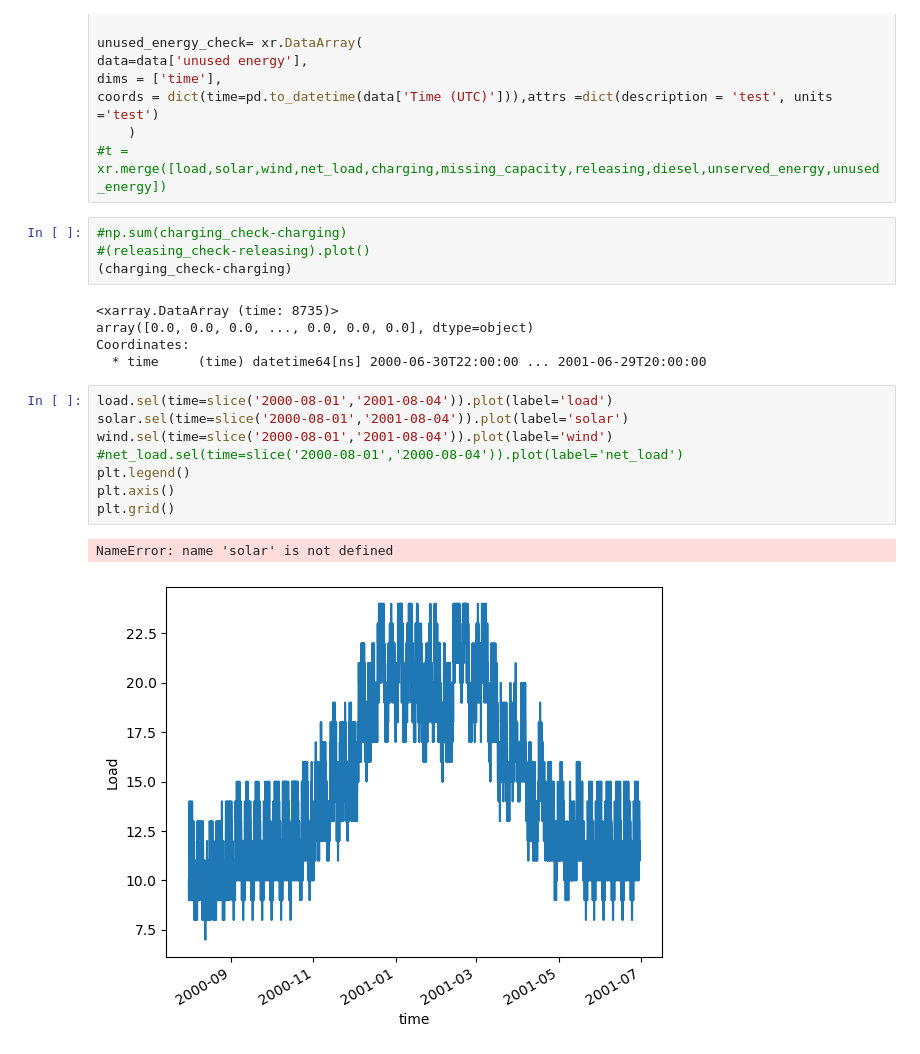
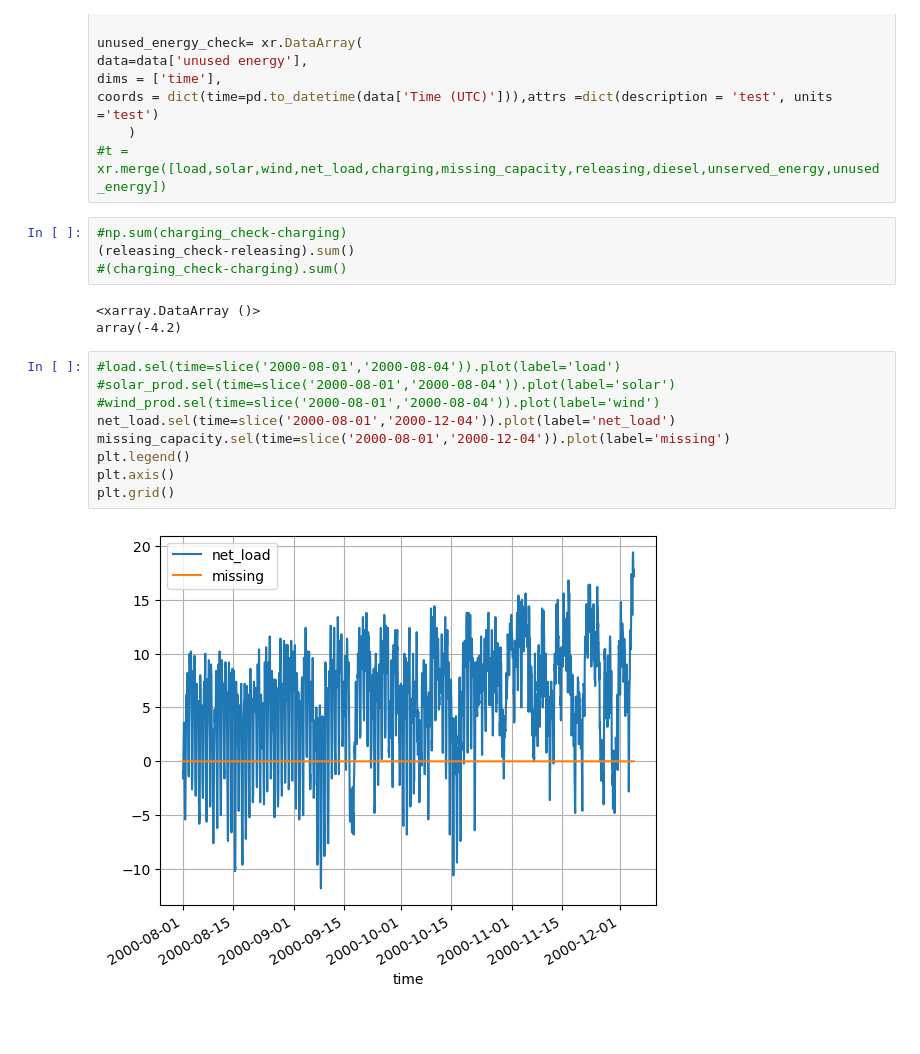
Before and after one commit to cledat/Projet-EA314, a Jupyter notebook: Test Panda Excel.ipynb, the cells around one changed output. Drawn from its saved outputs; the diff is of its cells as text; blank space fills up the shorter version.

```diff
--- a/Test Panda Excel.ipynb
+++ b/Test Panda Excel.ipynb
@@ -203,21 +212,19 @@ coords = dict(time=pd.to_datetime(data['Time (UTC)'])),attrs =dict(description =
 #t = xr.merge([load,solar,wind,net_load,charging,missing_capacity,releasing,diesel,unserved_energy,unused_energy])
 # %%
 #np.sum(charging_check-charging)
-#(releasing_check-releasing).plot()
-(charging_check-charging)
+(releasing_check-releasing).sum()
+#(charging_check-charging).sum()
 # %% [output]
-<xarray.DataArray (time: 8735)>
-array([0.0, 0.0, 0.0, ..., 0.0, 0.0, 0.0], dtype=object)
-Coordinates:
-  * time     (time) datetime64[ns] 2000-06-30T22:00:00 ... 2001-06-29T20:00:00
+<xarray.DataArray ()>
+array(-4.2)
 # %%
-load.sel(time=slice('2000-08-01','2001-08-04')).plot(label='load')
-solar.sel(time=slice('2000-08-01','2001-08-04')).plot(label='solar')
-wind.sel(time=slice('2000-08-01','2001-08-04')).plot(label='wind')
-#net_load.sel(time=slice('2000-08-01','2000-08-04')).plot(label='net_load')
+#load.sel(time=slice('2000-08-01','2000-08-04')).plot(label='load')
+#solar_prod.sel(time=slice('2000-08-01','2000-08-04')).plot(label='solar')
+#wind_prod.sel(time=slice('2000-08-01','2000-08-04')).plot(label='wind')
+net_load.sel(time=slice('2000-08-01','2000-12-04')).plot(label='net_load')
+missing_capacity.sel(time=slice('2000-08-01','2000-12-04')).plot(label='missing')
 plt.legend()
 plt.axis()
 plt.grid()
 # %% [output]
-NameError: name 'solar' is not defined
-[figure, old version]
+[figure, new version]
```
Also changed, not shown: parts of 3 cells of this notebook.
